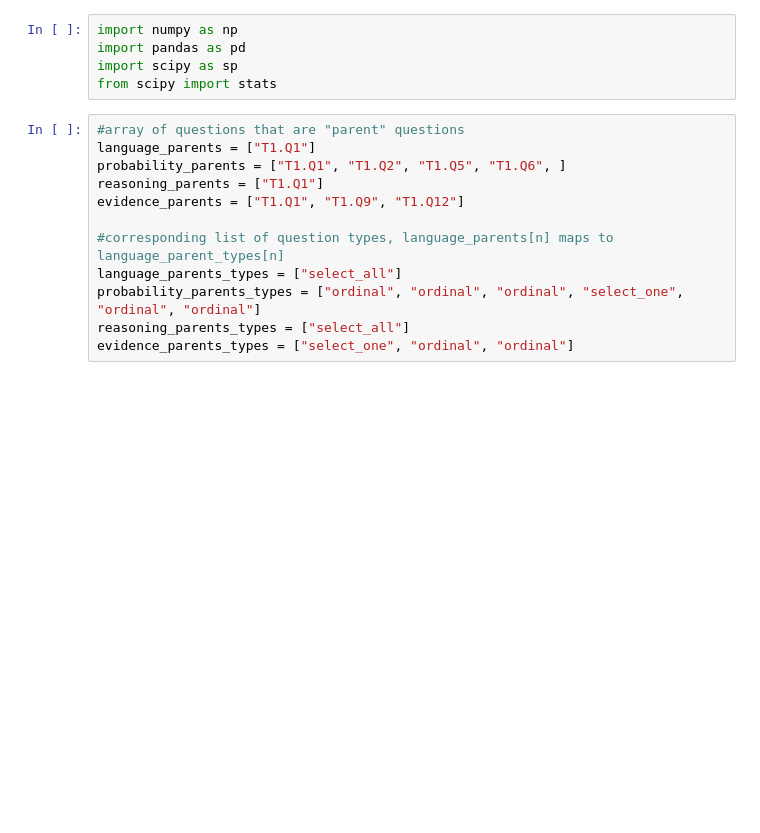
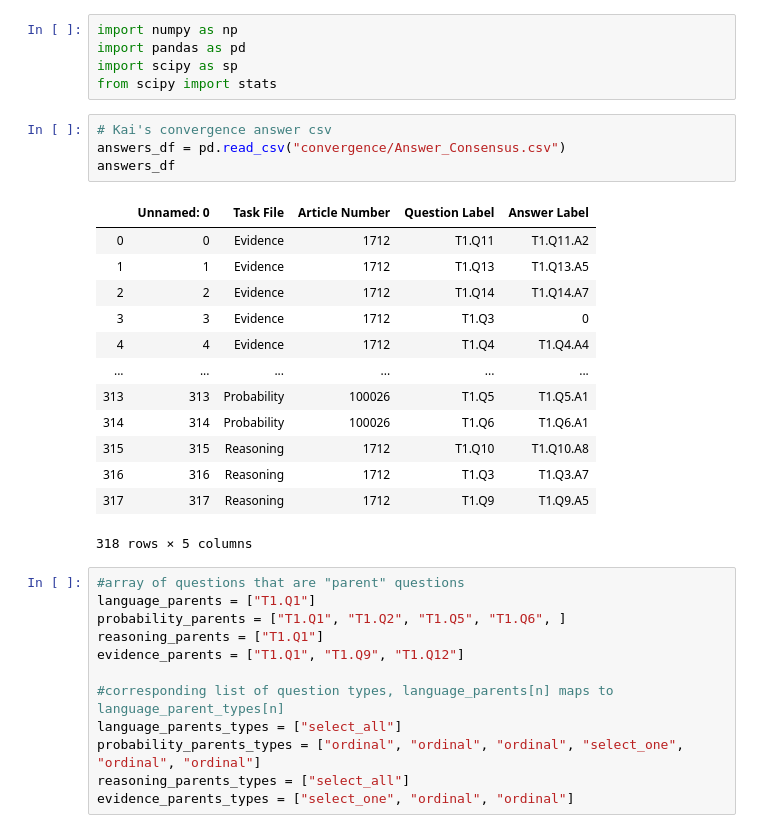
Before and after one commit to ewendai/PublicEditorMASC, a Jupyter notebook: User Rep Scores.ipynb, the cells around one changed output. Cells and saved outputs as stored; diff of their text form; blank space fills up the shorter version.

```diff
--- a/User Rep Scores.ipynb
+++ b/User Rep Scores.ipynb
@@ -9,6 +9,24 @@ import numpy as np
 import pandas as pd
 import scipy as sp
 from scipy import stats
+# %%
+# Kai's convergence answer csv
+answers_df = pd.read_csv("convergence/Answer_Consensus.csv")
+answers_df
+# %% [output]
+|  | Unnamed: 0 | Task File | Article Number | Question Label | Answer Label |
+| 0 | 0 | Evidence | 1712 | T1.Q11 | T1.Q11.A2 |
+| 1 | 1 | Evidence | 1712 | T1.Q13 | T1.Q13.A5 |
+| 2 | 2 | Evidence | 1712 | T1.Q14 | T1.Q14.A7 |
+| 3 | 3 | Evidence | 1712 | T1.Q3 | 0 |
+| 4 | 4 | Evidence | 1712 | T1.Q4 | T1.Q4.A4 |
+| ... | ... | ... | ... | ... | ... |
+| 313 | 313 | Probability | 100026 | T1.Q5 | T1.Q5.A1 |
+| 314 | 314 | Probability | 100026 | T1.Q6 | T1.Q6.A1 |
+| 315 | 315 | Reasoning | 1712 | T1.Q10 | T1.Q10.A8 |
+| 316 | 316 | Reasoning | 1712 | T1.Q3 | T1.Q3.A7 |
+| 317 | 317 | Reasoning | 1712 | T1.Q9 | T1.Q9.A5 |
+318 rows × 5 columns
 # %%
 #array of questions that are "parent" questions
 language_parents = ["T1.Q1"]
```
Also changed, not shown: parts of 1 cell of this notebook, 4 other files.
